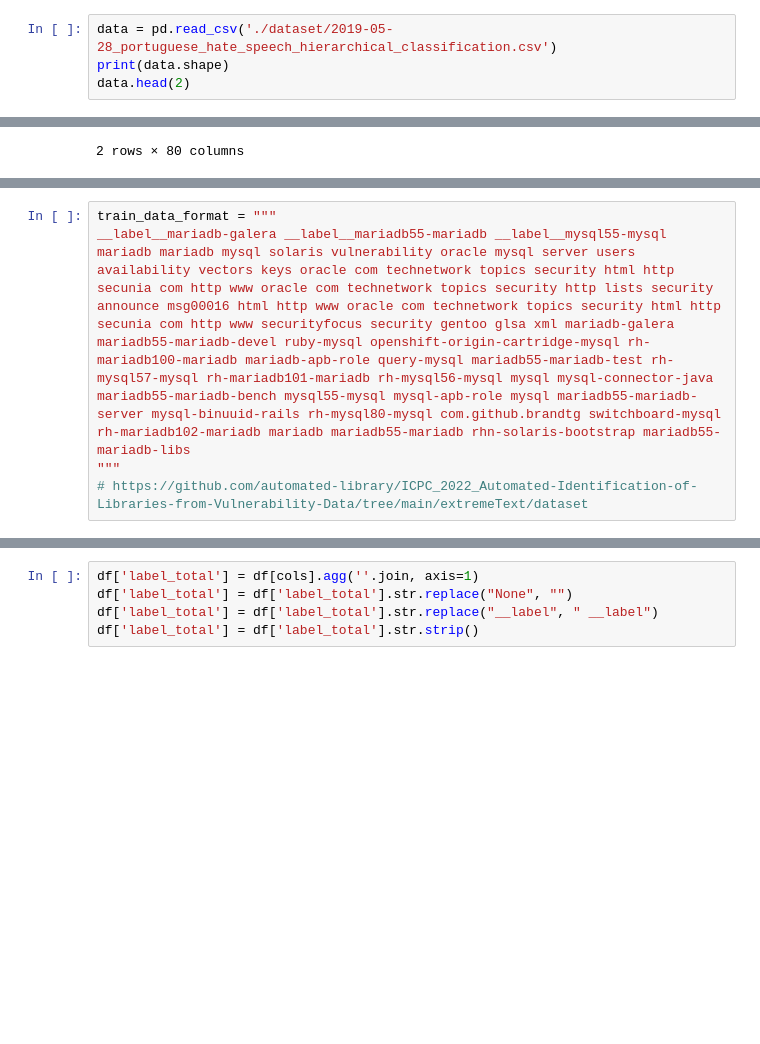
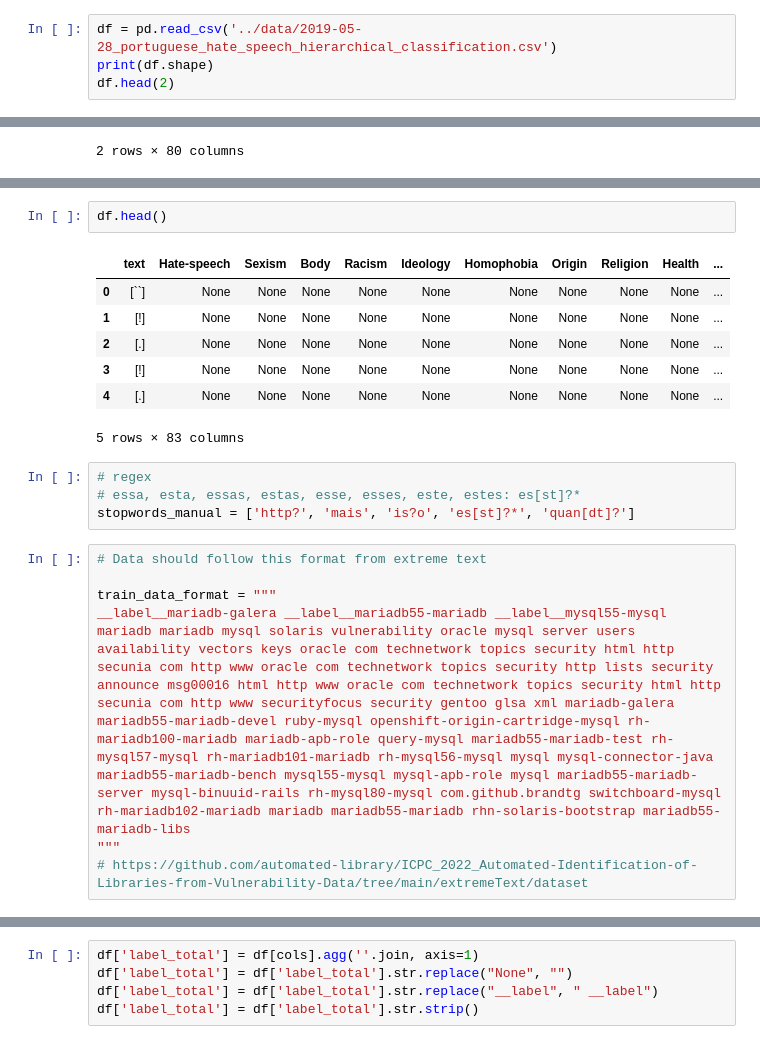
Before and after one commit to lclarete/hatespeech_hc, a Jupyter notebook: extremeText/extremeText_test.ipynb, the cells around one changed output, grey strips where cells are left out. Saved outputs shown, nothing was run; the diff lists cells and outputs as text; blank space fills up the shorter version.

Commit message:
modeling data

```diff
--- a/extremeText/extremeText_test.ipynb
+++ b/extremeText/extremeText_test.ipynb
@@ -13,9 +13,9 @@ from sklearn.model_selection import train_test_split
 from skmultilearn.model_selection import iterative_train_test_split
 from sklearn.datasets import make_multilabel_classification
 # %%
-data = pd.read_csv('./dataset/2019-05-28_portuguese_hate_speech_hierarchical_classification.csv')
-print(data.shape)
-data.head(2)
+df = pd.read_csv('../data/2019-05-28_portuguese_hate_speech_hierarchical_classification.csv')
+print(df.shape)
+df.head(2)
 # %% [output]
 (5668, 80)
 |  | text | Hate.speech | Sexism | Body | Racism | Ideology | Homophobia | Origin | Religion | Health | ... |
@@ -28,4 +72,20 @@ Data should follow this format
+# %%
+df.head()
+# %% [output]
+|  | text | Hate-speech | Sexism | Body | Racism | Ideology | Homophobia | Origin | Religion | Health | ... |
+| 0 | [``] | None | None | None | None | None | None | None | None | None | ... |
+| 1 | [!] | None | None | None | None | None | None | None | None | None | ... |
+| 2 | [.] | None | None | None | None | None | None | None | None | None | ... |
+| 3 | [!] | None | None | None | None | None | None | None | None | None | ... |
+| 4 | [.] | None | None | None | None | None | None | None | None | None | ... |
+5 rows × 83 columns
+# %%
+# regex
+# essa, esta, essas, estas, esse, esses, este, estes: es[st]?*
+stopwords_manual = ['http?', 'mais', 'is?o', 'es[st]?*', 'quan[dt]?']
 # %%
+# Data should follow this format from extreme text
+
 train_data_format = """
 __label__mariadb-galera __label__mariadb55-mariadb __label__mysql55-mysql mariadb mariadb mysql solaris vulnerability oracle mysql server users availability vectors keys oracle com technetwork topics security html http secunia com http www oracle com technetwork topics security http lists security announce msg00016 html http www oracle com technetwork topics security html http secunia com http www securityfocus security gentoo glsa xml mariadb-galera mariadb55-mariadb-devel ruby-mysql openshift-origin-cartridge-mysql rh-mariadb100-mariadb mariadb-apb-role query-mysql mariadb55-mariadb-test rh-mysql57-mysql rh-mariadb101-mariadb rh-mysql56-mysql mysql mysql-connector-java mariadb55-mariadb-bench mysql55-mysql mysql-apb-role mysql mariadb55-mariadb-server mysql-binuuid-rails rh-mysql80-mysql com.github.brandtg switchboard-mysql rh-mariadb102-mariadb mariadb mariadb55-mariadb rhn-solaris-bootstrap mariadb55-mariadb-libs
 """
```
Also changed, not shown: parts of 19 cells of this notebook.
